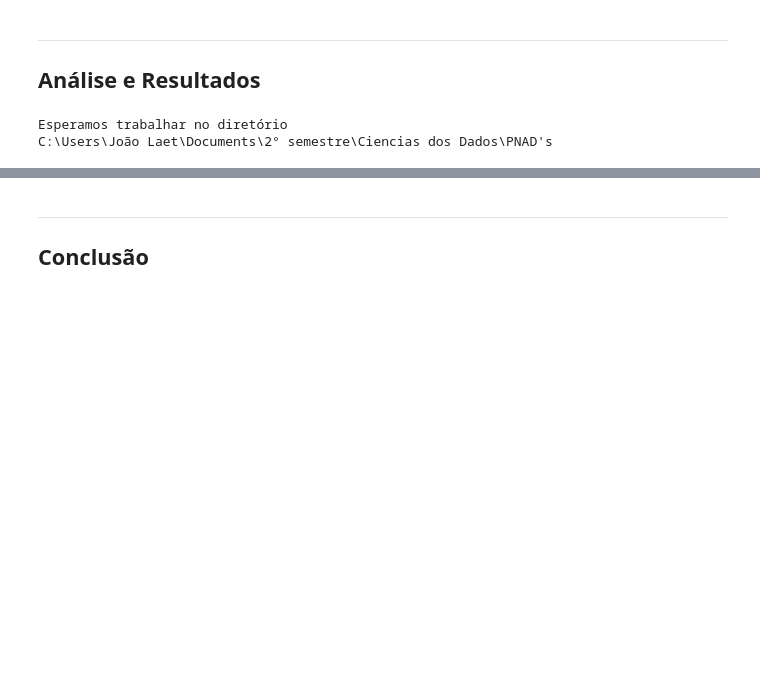
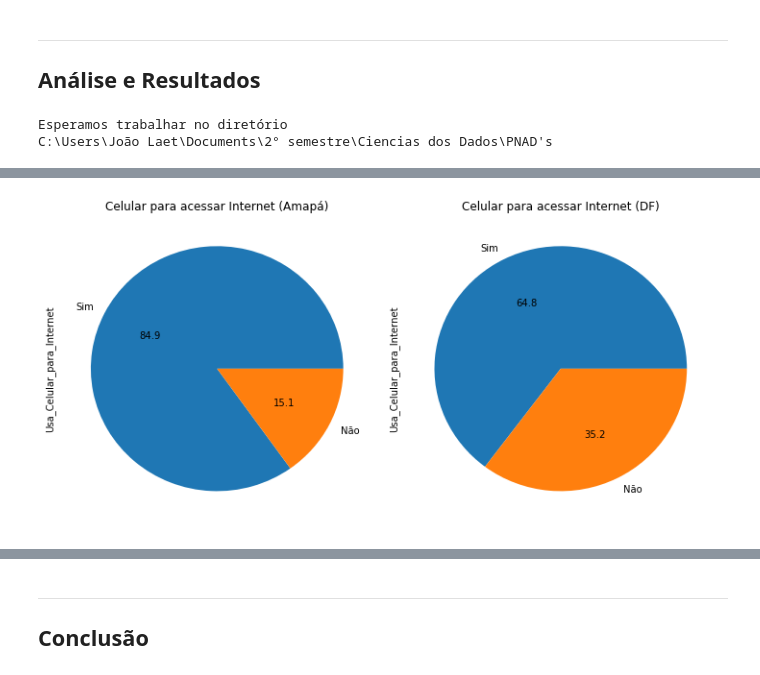
Before and after one commit to laet99/Projeto-1-CD, a Jupyter notebook: Projeto1 Layout.ipynb, the cells around one changed output, grey strips where cells are left out. Cells and saved outputs as stored; diff of their text form; code cells hidden in the pictures; blank space fills up the shorter version.

```diff
--- a/Projeto1 Layout.ipynb
+++ b/Projeto1 Layout.ipynb
@@ -91,0 +130,12 @@ c
+# %%
+fig = plt.figure(figsize=(15, 5))
+
+plt.subplot(131)
+plot = ut4.plot(kind='pie',title='Celular para acessar Internet (Amapá)',autopct='%.1f')
+plt.subplot(132)
+plot = DF4.plot(kind='pie',title='Celular para acessar Internet (DF)',autopct='%.1f')
+
+plt.tight_layout()
+plt.show()
+# %% [output]
+[figure, added]
```
Also changed, not shown: parts of 14 cells of this notebook.
